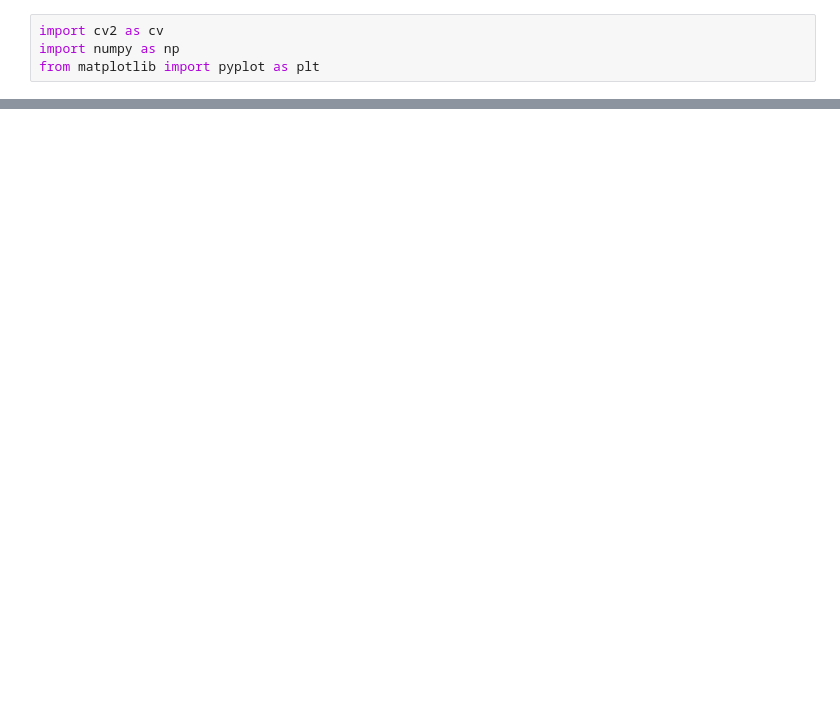
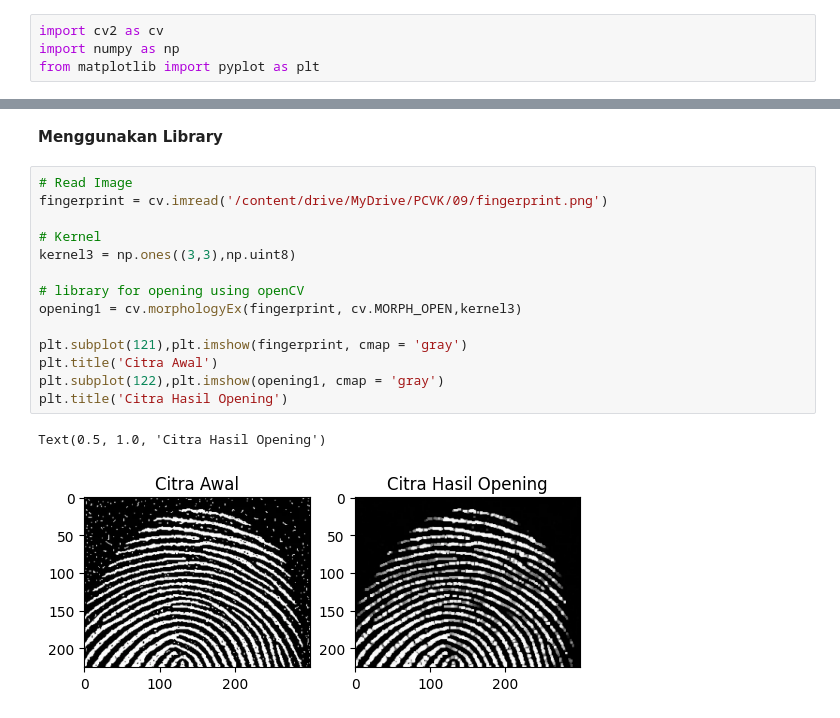
Before and after one commit to K2FA/PCVK_Genap_2021, a Jupyter notebook: Week9.ipynb, the cells around one changed output, grey strips where cells are left out. Cells and saved outputs as stored; diff of their text form; blank space fills up the shorter version.

```diff
--- a/Week9.ipynb
+++ b/Week9.ipynb
@@ -95,0 +154,19 @@ Text(0.5, 1.0, 'Citra Hasil Dilasi')
+# %% [markdown]
+**Menggunakan Library**
+# %%
+# Read Image
+fingerprint = cv.imread('/content/drive/MyDrive/PCVK/09/fingerprint.png')
+
+# Kernel
+kernel3 = np.ones((3,3),np.uint8)
+
+# library for opening using openCV
+opening1 = cv.morphologyEx(fingerprint, cv.MORPH_OPEN,kernel3)
+
+plt.subplot(121),plt.imshow(fingerprint, cmap = 'gray')
+plt.title('Citra Awal')
+plt.subplot(122),plt.imshow(opening1, cmap = 'gray')
+plt.title('Citra Hasil Opening')
+# %% [output]
+Text(0.5, 1.0, 'Citra Hasil Opening')
+[figure, added]
```
Also changed, not shown: parts of 8 cells of this notebook.
